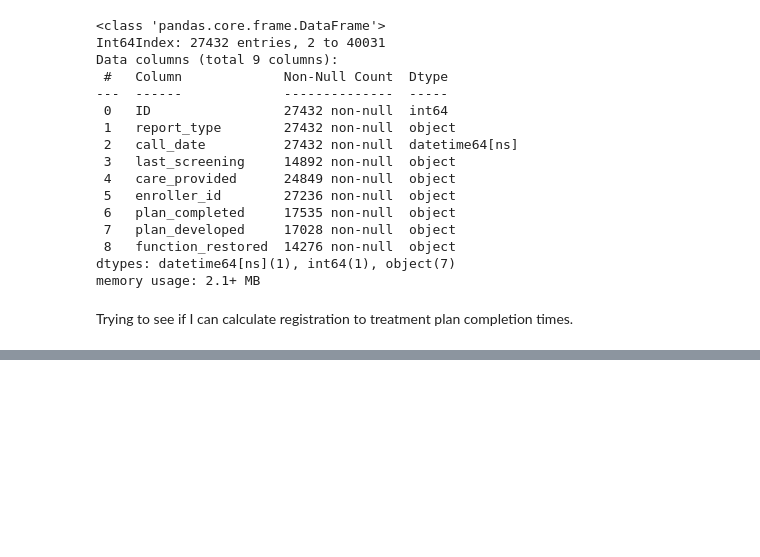
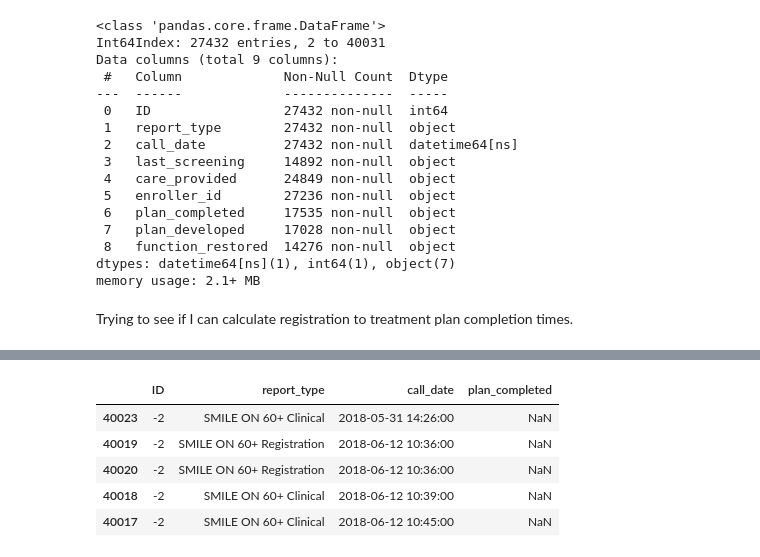
Before and after one commit to bsfcs/smile-on-hulk, a Jupyter notebook: notebooks/EDA.ipynb, the cells around one changed output, grey strips where cells are left out. Saved outputs shown, nothing was run; the diff lists cells and outputs as text; code cells hidden in the pictures; blank space fills up the shorter version.

```diff
--- a/notebooks/EDA.ipynb
+++ b/notebooks/EDA.ipynb
@@ -394,0 +439,9 @@ for id in smile_small:
+# %%
+smile_smaller.head()
+# %% [output]
+|  | ID | report_type | call_date | plan_completed |
+| 40023 | -2 | SMILE ON 60+ Clinical | 2018-05-31 14:26:00 | NaN |
+| 40019 | -2 | SMILE ON 60+ Registration | 2018-06-12 10:36:00 | NaN |
+| 40020 | -2 | SMILE ON 60+ Registration | 2018-06-12 10:36:00 | NaN |
+| 40018 | -2 | SMILE ON 60+ Clinical | 2018-06-12 10:39:00 | NaN |
+| 40017 | -2 | SMILE ON 60+ Clinical | 2018-06-12 10:45:00 | NaN |
```
Also changed, not shown: parts of 21 cells of this notebook.
